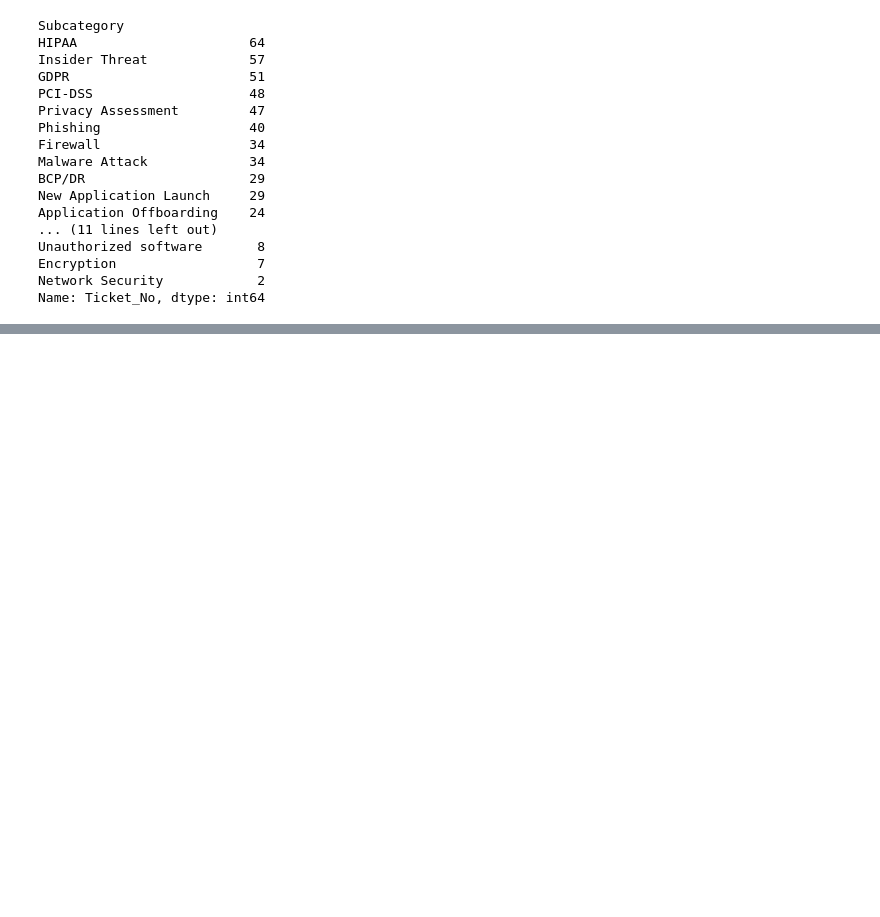
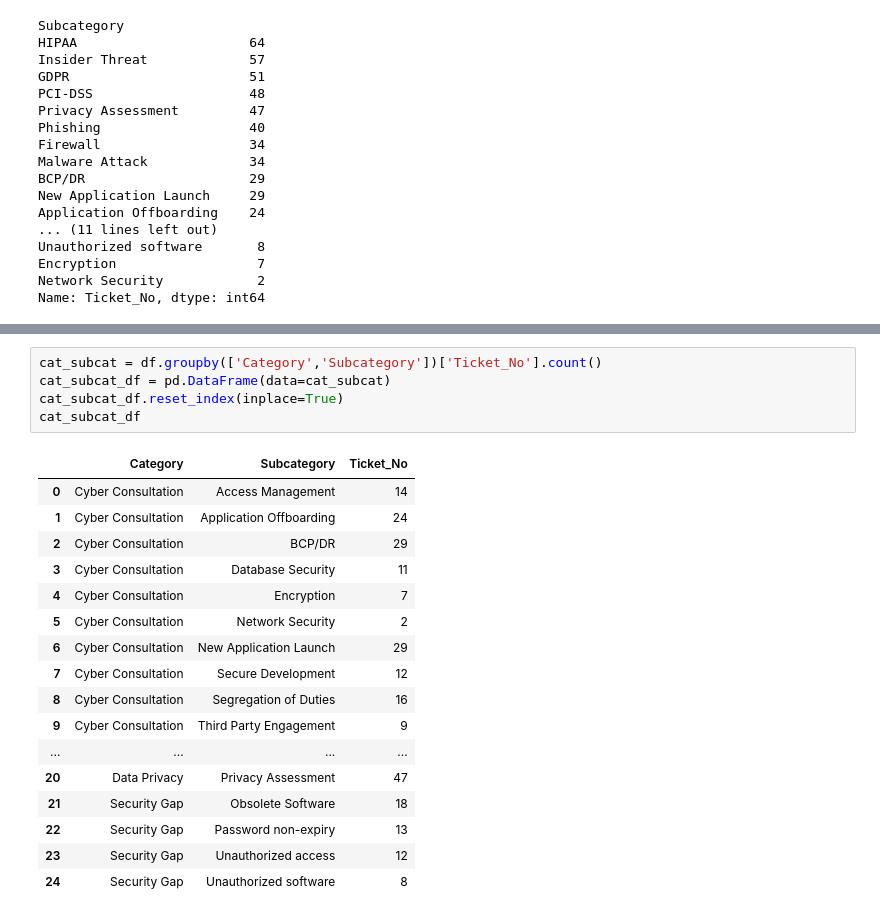
Before and after one commit to mshideler/CyberTickets, a Jupyter notebook: Data Cleaning/data_cleaning.ipynb, the cells around one changed output, grey strips where cells are left out. Cells and saved outputs as stored; diff of their text form; blank space fills up the shorter version.

```diff
--- a/Data Cleaning/data_cleaning.ipynb
+++ b/Data Cleaning/data_cleaning.ipynb
@@ -222,0 +221,23 @@ fig.write_html("../Resources/SubcatCnt.html")
+# %%
+cat_subcat = df.groupby(['Category','Subcategory'])['Ticket_No'].count()
+cat_subcat_df = pd.DataFrame(data=cat_subcat)
+cat_subcat_df.reset_index(inplace=True)
+cat_subcat_df
+# %% [output]
+|  | Category | Subcategory | Ticket_No |
+| 0 | Cyber Consultation | Access Management | 14 |
+| 1 | Cyber Consultation | Application Offboarding | 24 |
+| 2 | Cyber Consultation | BCP/DR | 29 |
+| 3 | Cyber Consultation | Database Security | 11 |
+| 4 | Cyber Consultation | Encryption | 7 |
+| 5 | Cyber Consultation | Network Security | 2 |
+| 6 | Cyber Consultation | New Application Launch | 29 |
+| 7 | Cyber Consultation | Secure Development | 12 |
+| 8 | Cyber Consultation | Segregation of Duties | 16 |
+| 9 | Cyber Consultation | Third Party Engagement | 9 |
+| ... | ... | ... | ... |
+| 20 | Data Privacy | Privacy Assessment | 47 |
+| 21 | Security Gap | Obsolete Software | 18 |
+| 22 | Security Gap | Password non-expiry | 13 |
+| 23 | Security Gap | Unauthorized access | 12 |
+| 24 | Security Gap | Unauthorized software | 8 |
```
Also changed, not shown: parts of 8 cells of this notebook, 7 other files.
